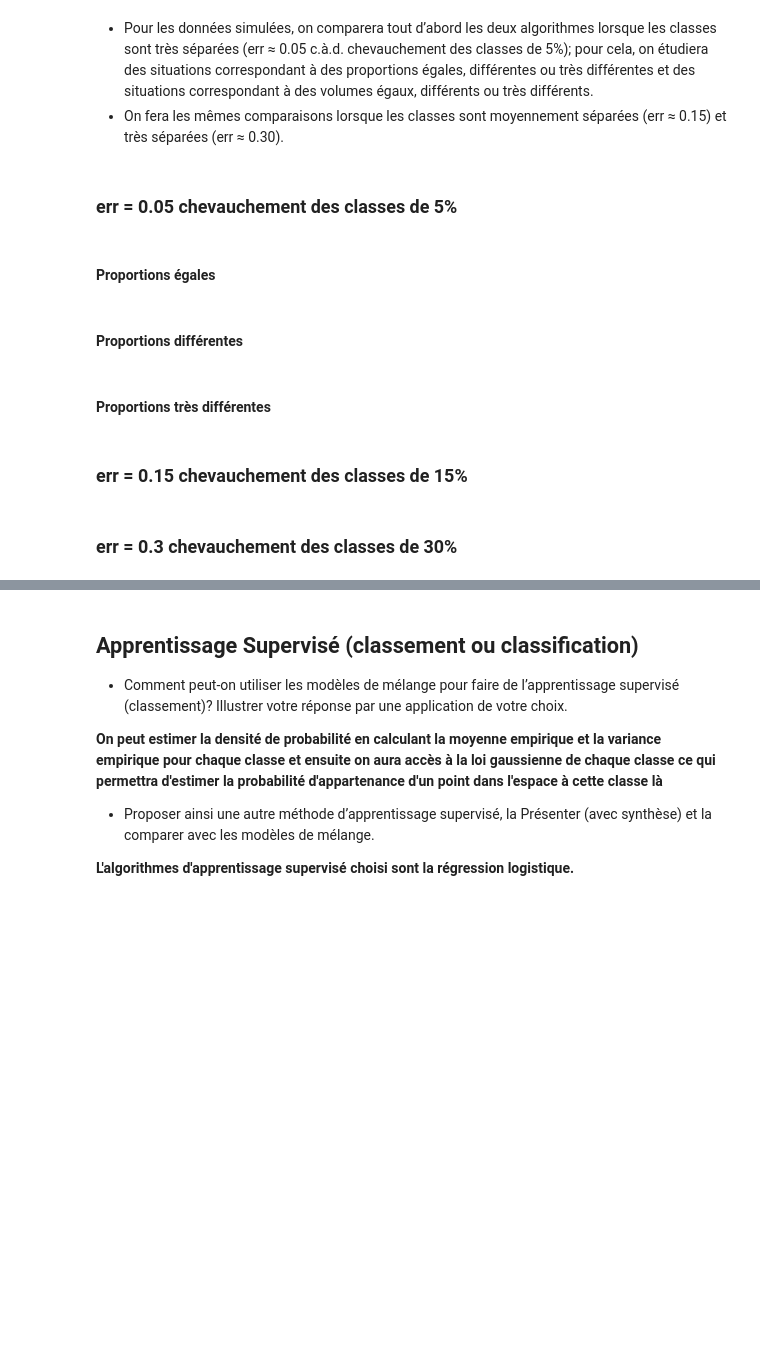
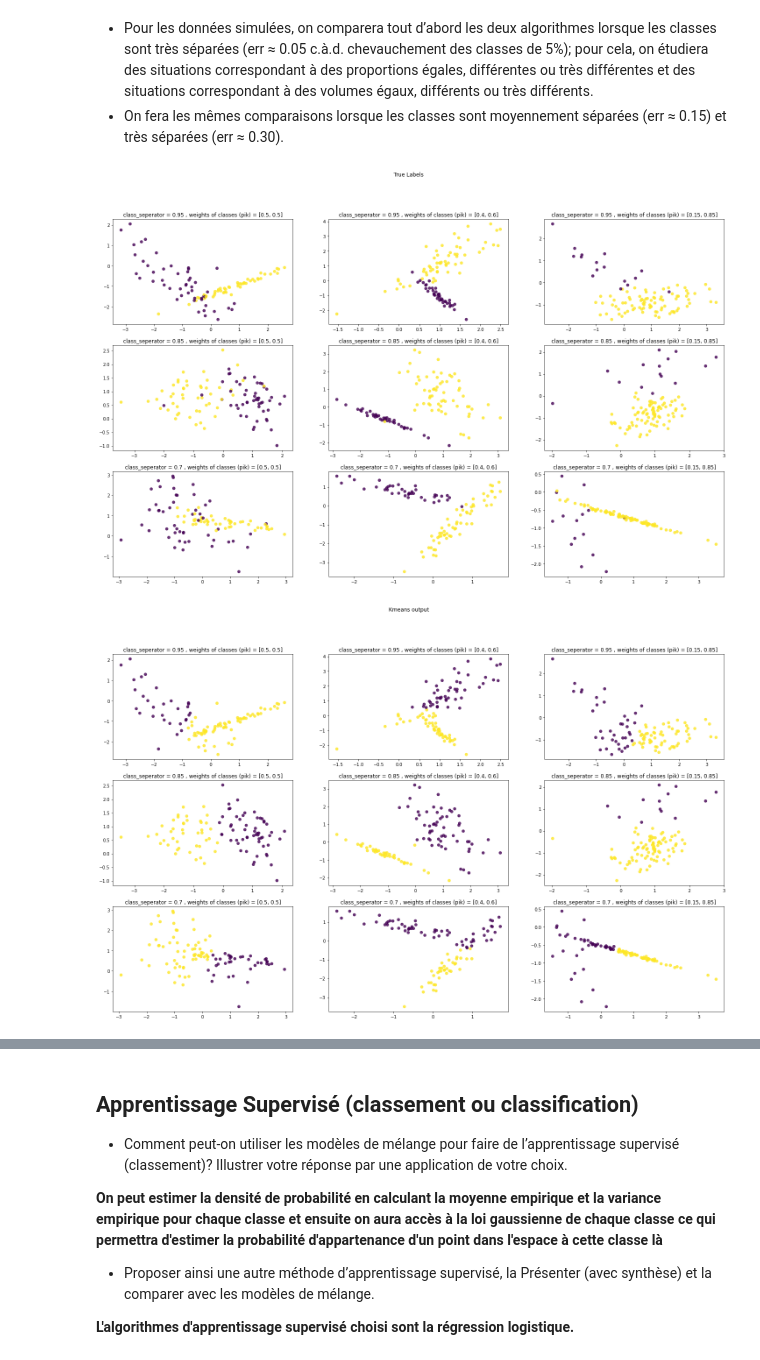
Before and after one commit to mohcineelharras/daml_project, a Jupyter notebook: project/daml_project.ipynb, the cells around one changed output, grey strips where cells are left out. Cells and saved outputs as stored; diff of their text form; code cells hidden in the pictures; blank space fills up the shorter version.

```diff
--- a/project/daml_project.ipynb
+++ b/project/daml_project.ipynb
@@ -620,15 +765,52 @@ Wall time: 6.7 s
 # %% [markdown]
 * Pour les données simulées, on comparera tout d’abord les deux algorithmes lorsque les classes sont très séparées (err ≈ 0.05 c.à.d. chevauchement des classes de 5%); pour cela, on étudiera des situations correspondant à des proportions égales, différentes ou très différentes et des situations correspondant à des volumes égaux, différents ou très différents.
 * On fera les mêmes comparaisons lorsque les classes sont moyennement séparées (err ≈ 0.15) et très séparées (err ≈ 0.30).
-# %% [markdown]
-### err = 0.05 chevauchement des classes de 5%
-# %% [markdown]
-#### Proportions égales
-# %% [markdown]
-#### Proportions différentes
-# %% [markdown]
-#### Proportions très différentes
-# %% [markdown]
-### err = 0.15 chevauchement des classes de 15%
-# %% [markdown]
-### err = 0.3 chevauchement des classes de 30%
+# %%
+#***************************************************************************
+#---------------------------------------------------------------------------
+i=0
+figure_true, ((ax11, ax12,ax13), (ax14, ax15, ax16), (ax17, ax18, ax19)) = plt.subplots(3,3,figsize=(25,15))
+figure_true.suptitle('True Labels')
+#---------------------------------------------------------------------------
+figure_kmeans , ((ax21, ax22,ax23), (ax24, ax25, ax26), (ax27, ax28, ax29)) = plt.subplots(3,3,figsize=(25,15))
+figure_kmeans.suptitle('Kmeans output')
+#---------------------------------------------------------------------------
+figure_cem , ((ax31, ax32,ax33), (ax34, ax35, ax36), (ax37, ax38, ax39)) = plt.subplots(3,3,figsize=(25,15))
+figure_cem.suptitle('CEM output')
+#---------------------------------------------------------------------------
+axes1=[ax11,ax12,ax13,ax14,ax15,ax16,ax17,ax18,ax19]
+axes2=[ax21,ax22,ax23,ax24,ax25,ax26,ax27,ax28,ax29]
+axes3=[ax31,ax32,ax33,ax34,ax35,ax36,ax37,ax38,ax39]
+#***************************************************************************
+#---------------------------------------------------------------------------
+for sep in [0.95,0.85,0.7]:
+  for w in [[0.5, 0.5],[0.4, 0.6],[0.15, 0.85]]:
+    X, y = datasets.make_classification(n_samples = 100,n_informative= 2,n_redundant = 0,
+                                       n_clusters_per_class=1,n_features = 2,n_classes = 2,class_sep=sep,weights = w)
+    #---------------------------------------------------------------------------
+    axes1[i].scatter(X[:, 0], X[:, 1], c=y, alpha=.8,)
+    axes1[i].set_title('class_seperator = '+str(sep)+' , weights of classes (pik) = '+str(w))
+    #---------------------------------------------------------------------------
+    kmeans = KMeans(n_clusters=2)
+    kmeans.fit(X)
+    y_kmeans = kmeans.predict(X)
+    axes2[i].scatter(X[:, 0], X[:, 1], c=y_kmeans, alpha=.8,)
+    axes2[i].set_title('class_seperator = '+str(sep)+' , weights of classes (pik) = '+str(w))
+    #---------------------------------------------------------------------------
+    GMM_test = GMM(X,df_dummies,2,100)
+    GMM_test.CEM(C=True)
+    pd_pred=GMM_test.predict_vec(X)
+    hard_class=np.where(pd_pred>0.5, 1, 0)
+    pd_pred_full=pd.DataFrame(hard_class,columns=pd_pred.columns)
+    pd_pred_full['y']=y
+    pd_pred_full['y_pred']=np.array(pd_pred_full["classe_0"]==0,dtype="int")
+    axes3[i].scatter(X[:, 0], X[:, 1], c=y, alpha=.8,)
+    axes3[i].set_title('class_seperator = '+str(sep)+' , weights of classes (pik) = '+str(w))
+    #---------------------------------------------------------------------------
+    i+=1
+plt.show()
+#***************************************************************************
+#---------------------------------------------------------------------------
+# %% [output]
+[figure, added]
+[figure, added]
```
Also changed, not shown: parts of 25 cells of this notebook.
